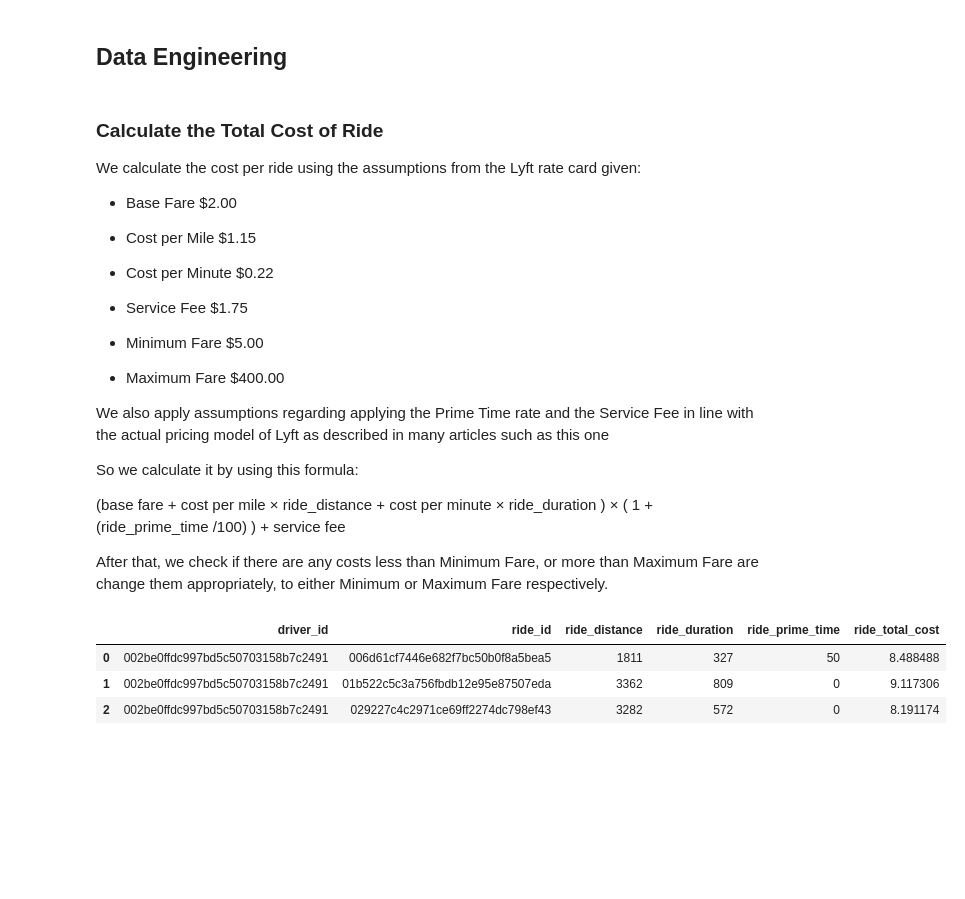
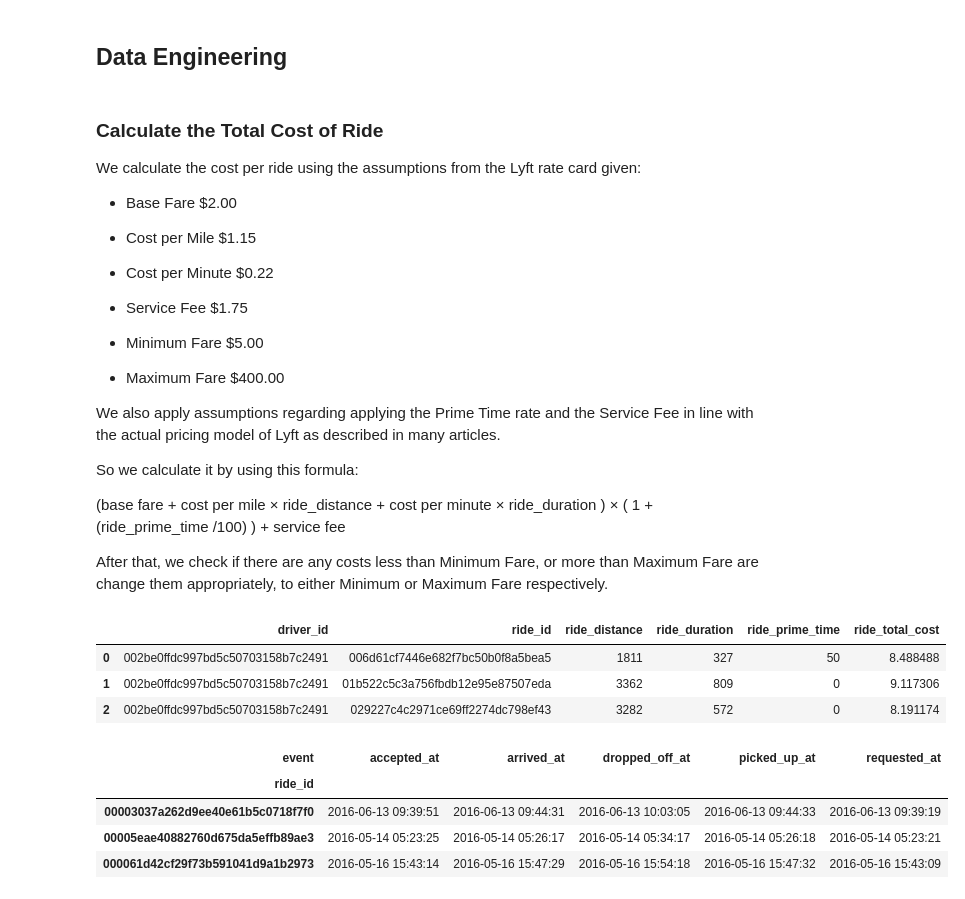
Before and after one commit to tugceturkkal/Data-Projects, a Jupyter notebook: LYFT - Driver Lifetime Value.ipynb, the cells around one changed output. Cells and saved outputs as stored; diff of their text form; code cells hidden in the pictures; blank space fills up the shorter version.

```diff
--- a/LYFT - Driver Lifetime Value.ipynb
+++ b/LYFT - Driver Lifetime Value.ipynb
@@ -213,7 +212,7 @@ We calculate the cost per ride using the assumptions from the Lyft rate card giv
 
 * Maximum Fare $400.00
 
-We also apply assumptions regarding applying the Prime Time rate and the Service Fee in line with the actual pricing model of Lyft as described in many articles such as this one
+We also apply assumptions regarding applying the Prime Time rate and the Service Fee in line with the actual pricing model of Lyft as described in many articles.
 
 So we calculate it by using this formula:
 
@@ -258,3 +260,14 @@ ride_ids.head(3)
 | 0 | 002be0ffdc997bd5c50703158b7c2491 | 006d61cf7446e682f7bc50b0f8a5bea5 | 1811 | 327 | 50 | 8.488488 |
 | 1 | 002be0ffdc997bd5c50703158b7c2491 | 01b522c5c3a756fbdb12e95e87507eda | 3362 | 809 | 0 | 9.117306 |
 | 2 | 002be0ffdc997bd5c50703158b7c2491 | 029227c4c2971ce69ff2274dc798ef43 | 3282 | 572 | 0 | 8.191174 |
+# %%
+# We will create features for the rides.
+
+ride_events = ride_timestamps.pivot(index = 'ride_id', columns = 'event', values = 'timestamp')
+ride_events.head(3)
+# %% [output]
+| event | accepted_at | arrived_at | dropped_off_at | picked_up_at | requested_at |
+| ride_id |  |  |  |  |  |
+| 00003037a262d9ee40e61b5c0718f7f0 | 2016-06-13 09:39:51 | 2016-06-13 09:44:31 | 2016-06-13 10:03:05 | 2016-06-13 09:44:33 | 2016-06-13 09:39:19 |
+| 00005eae40882760d675da5effb89ae3 | 2016-05-14 05:23:25 | 2016-05-14 05:26:17 | 2016-05-14 05:34:17 | 2016-05-14 05:26:18 | 2016-05-14 05:23:21 |
+| 000061d42cf29f73b591041d9a1b2973 | 2016-05-16 15:43:14 | 2016-05-16 15:47:29 | 2016-05-16 15:54:18 | 2016-05-16 15:47:32 | 2016-05-16 15:43:09 |
```
Also changed, not shown: parts of 13 cells of this notebook.
